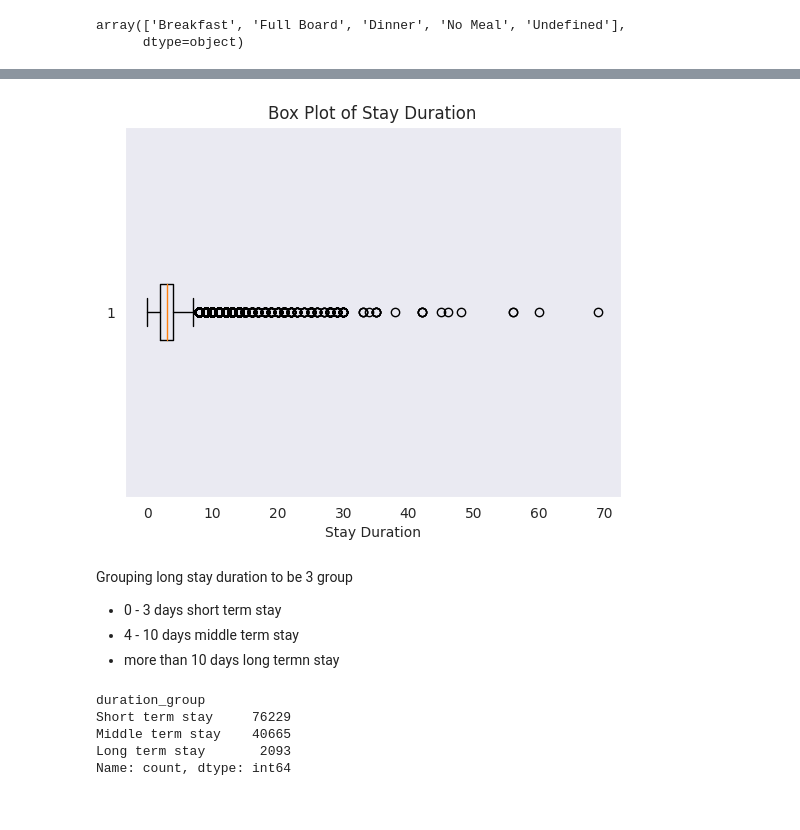
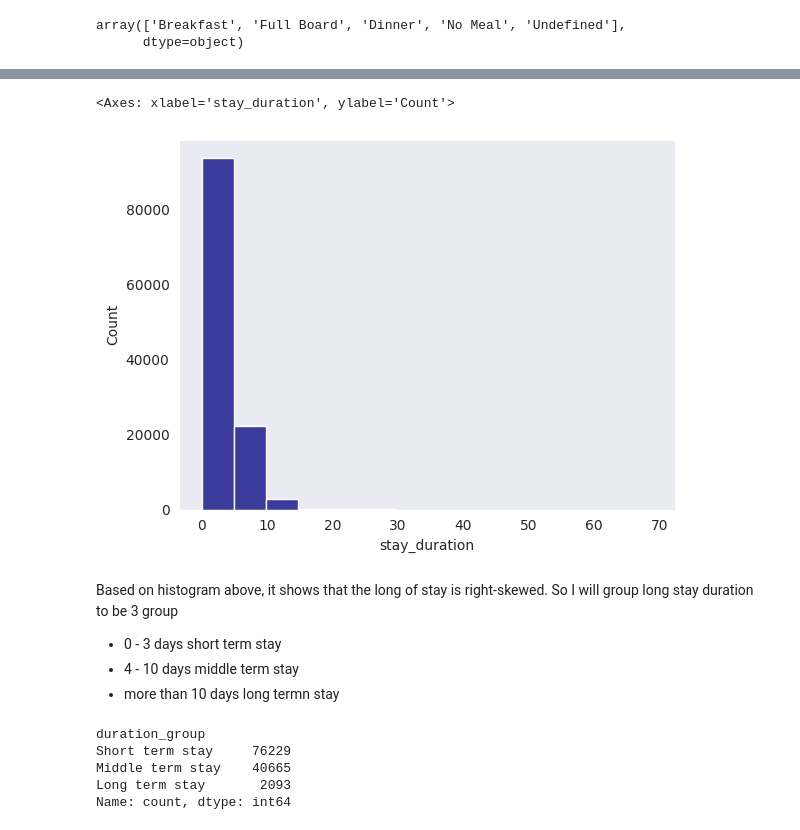
Before and after one commit to dzulwulann/Hotel_performance, a Jupyter notebook: Investigate_Hotel_Bussines.ipynb, the cells around one changed output, grey strips where cells are left out. Saved outputs shown, nothing was run; the diff lists cells and outputs as text; code cells hidden in the pictures.

```diff
--- a/Investigate_Hotel_Bussines.ipynb
+++ b/Investigate_Hotel_Bussines.ipynb
@@ -102,6 +103,6 @@ hotel_bookings['agent'] = hotel_bookings['agent'].fillna(hotel_bookings['agent']
 # %%
 #replacing null value for company
-hotel_bookings['company'] = hotel_bookings['company'].fillna(hotel_bookings['company'].mode().iloc[0])
+hotel_bookings['company'] = hotel_bookings['company'].fillna(0)
 # %%
 #Checking is there any null value
 hotel_bookings.isnull().any()
@@ -153,3 +135,0 @@ Name: count, dtype: int64
-# %%
-#filtering data with numbers of adults > 0
-hotel_bookings = hotel_bookings[hotel_bookings['adults']!= 0]
@@ -155,0 +138,8 @@ hotel_bookings = hotel_bookings[hotel_bookings['adults']!= 0]
+# %%
+#make new columns to sum total of the guests
+hotel_bookings['guest']=hotel_bookings['adults']+hotel_bookings['children']+hotel_bookings['babies']
+
+#figuring out data with 0 guest
+print("Data with 0 guest: {0} out of {1} all data".format(hotel_bookings[hotel_bookings['guest'] == 0].shape[0], hotel_bookings.shape[0]))
+hotel_prep = hotel_bookings[hotel_bookings['guest'] > 0].copy()
+hotel_prep.shape
@@ -234 +268,4 @@ hotel_bookings['stay_duration'] = hotel_bookings['stays_in_weekend_nights'] + ho
+# %%
+hotel_stay = hotel_prep.copy()
+hotel_stay['stay_duration'] = hotel_stay['stays_in_weekend_nights'] + hotel_stay['stays_in_weekdays_nights']
 # %%
@@ -244,16 +281,14 @@ min           0.000000
 75%           4.000000
 max          69.000000
 Name: stay_duration, dtype: float64
-# %%
-#Plot the distribution of the long stay duration
-plt.boxplot(hotel_bookings['stay_duration'], vert=False)
-plt.xlabel('Stay Duration')
-plt.title('Box Plot of Stay Duration')
-plt.show()
-# %% [output]
-[figure, removed]
+# %%
+#Plot the distribution of the long stay duration
+sns.histplot(data=hotel_stay, x='stay_duration',binwidth=5, color="navy")
+# %% [output]
+<Axes: xlabel='stay_duration', ylabel='Count'>
+[figure, added]
 # %% [markdown]
-Grouping long stay duration to be 3 group
+Based on histogram above, it shows that the long of stay is right-skewed. So I will group long stay duration to be 3 group
 *  0 - 3 days short term stay
 * 4 - 10 days middle term stay
 * more than 10 days long termn stay
```
Also changed, not shown: parts of 22 cells of this notebook.
